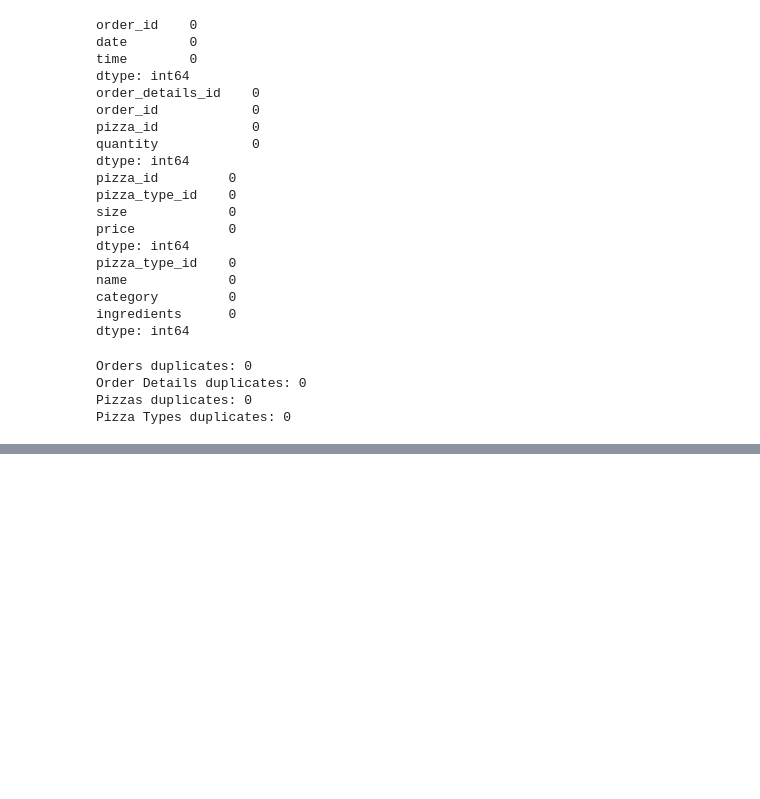
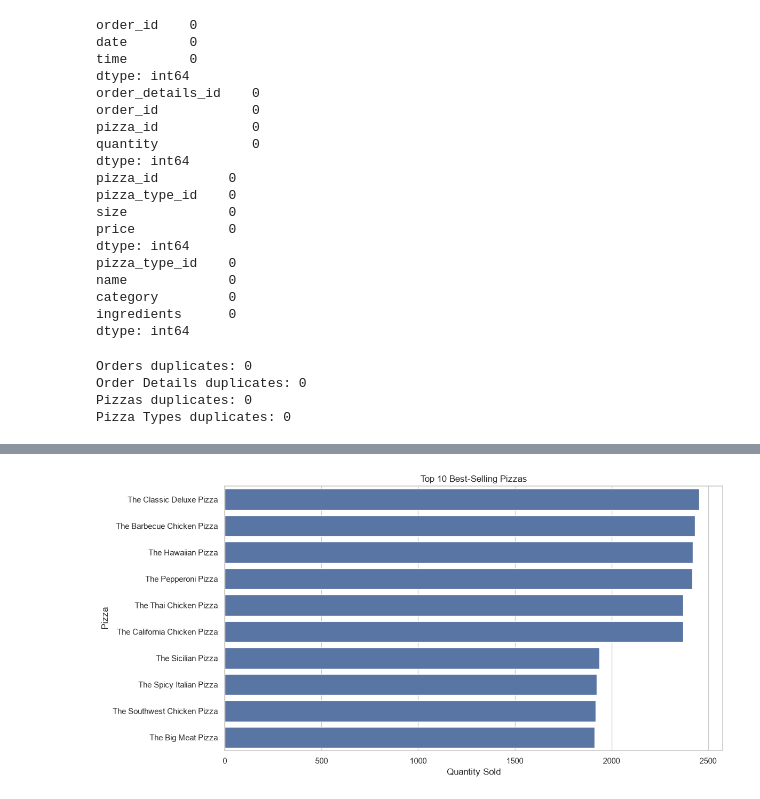
Before and after one commit to Harshdip05/pizza-sales-sql-analysis, a Jupyter notebook: python/pizza_sales_analysis.ipynb, the cells around one changed output, grey strips where cells are left out. Cells and saved outputs as stored; diff of their text form; code cells hidden in the pictures; blank space fills up the shorter version.

```diff
--- a/python/pizza_sales_analysis.ipynb
+++ b/python/pizza_sales_analysis.ipynb
@@ -116,0 +232,8 @@ Pizza Types duplicates: 0
+# %%
+sales_data["year"] = sales_data["order_date"].dt.year
+
+sales_data["month"] = sales_data["order_date"].dt.month
+
+sales_data["month_name"] = sales_data["order_date"].dt.month_name()
+
+sales_data["day_name"] = sales_data["order_date"].dt.day_name()
@@ -116,0 +244,5 @@ Pizza Types duplicates: 0
+# %%
+sales_data["order_hour"] = pd.to_datetime(
+    sales_data["time"],
+    format="%H:%M:%S"
+).dt.hour
@@ -116,0 +311,11 @@ Pizza Types duplicates: 0
+# %%
+# Top 10 Best-Selling Pizzas
+top_pizzas = (
+    sales_data
+    .groupby("name")["quantity"]
+    .sum()
+    .sort_values(ascending=False)
+    .head(10)
+)
+
+top_pizzas
@@ -116,0 +335,19 @@ Pizza Types duplicates: 0
+# %%
+# Plot Top 10 Pizzas
+# Using Seaborn:
+
+plt.figure(figsize=(12, 6))
+
+sns.barplot(
+    x=top_pizzas.values,
+    y=top_pizzas.index
+)
+
+plt.title("Top 10 Best-Selling Pizzas")
+plt.xlabel("Quantity Sold")
+plt.ylabel("Pizza")
+
+plt.tight_layout()
+plt.show()
+# %% [output]
+[figure, added]
```
Also changed, not shown: parts of 34 cells of this notebook.
